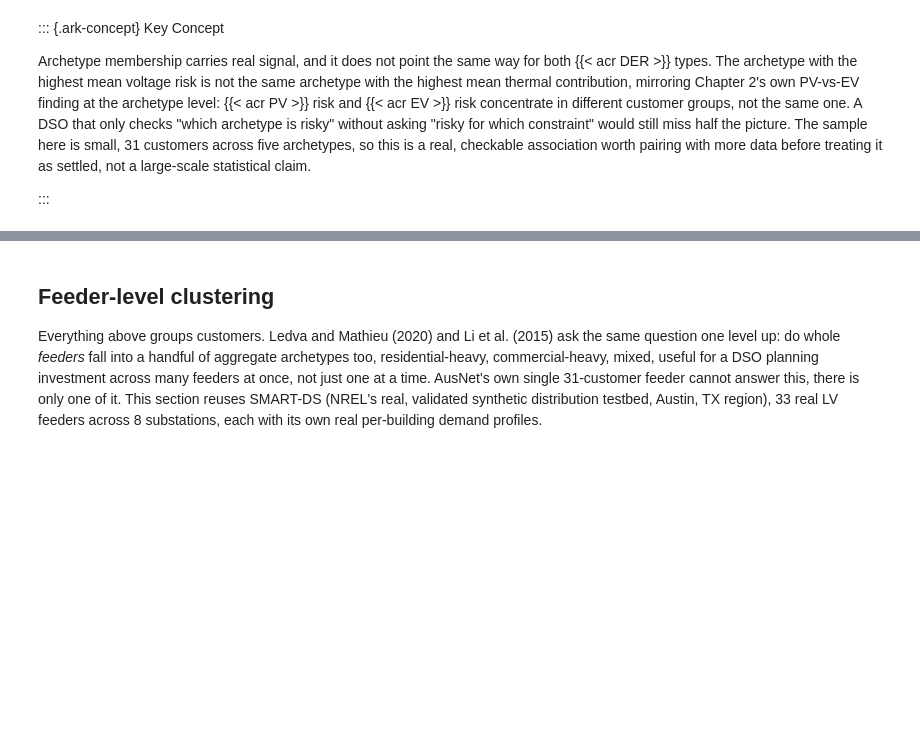
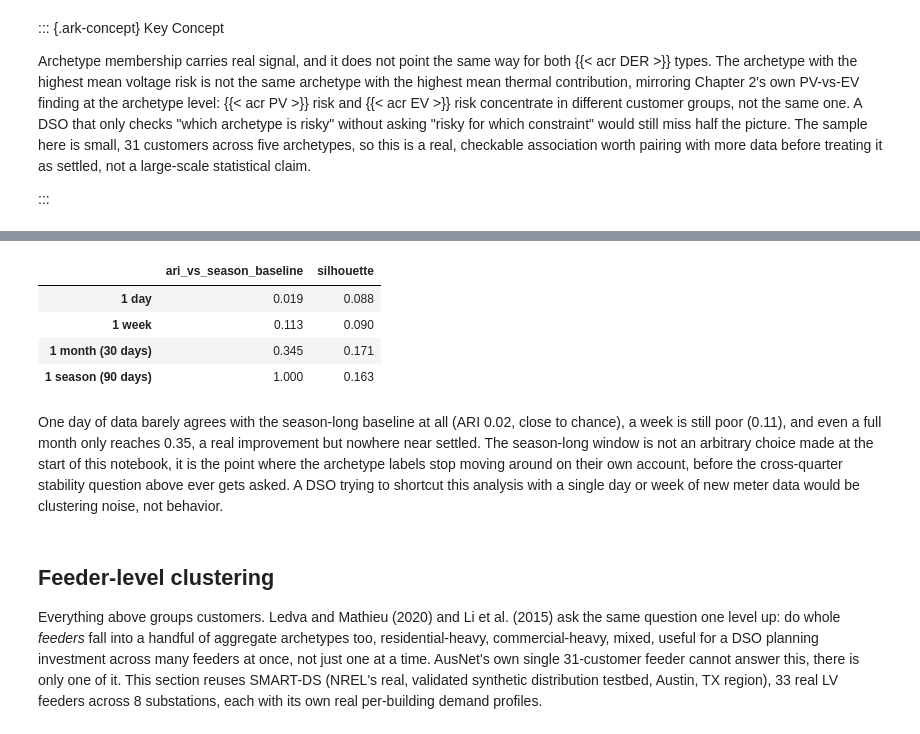
Before and after one commit to sambaiga/ml-energy-disaggregation, a Jupyter notebook: book/04-grid-edge/04-customer-feeder-clustering-code.ipynb, the cells around one changed output, grey strips where cells are left out. Saved outputs shown, nothing was run; the diff lists cells and outputs as text; code cells hidden in the pictures; blank space fills up the shorter version.

```diff
--- a/book/04-grid-edge/04-customer-feeder-clustering-code.ipynb
+++ b/book/04-grid-edge/04-customer-feeder-clustering-code.ipynb
@@ -486,3 +526,36 @@ not a large-scale statistical claim.
+# %%
+windows = {
+    "1 day": load_data[:, 0:1, :],
+    "1 week": load_data[:, 0:7, :],
+    "1 month (30 days)": load_data[:, 0:30, :],
+    "1 season (90 days)": season,
+}
+
+window_ari_vs_season = {}
+window_silhouette = {}
+for name, window in windows.items():
+    window_x = normalize_shape(window.mean(axis=1))
+    window_km = KMeans(n_clusters=N_CLUSTERS, n_init=20, random_state=0)
+    window_labels = window_km.fit_predict(window_x)
+    window_ari_vs_season[name] = adjusted_rand_score(labels, window_labels)
+    window_silhouette[name] = silhouette_score(window_x, window_labels)
+
+pd.DataFrame({"ari_vs_season_baseline": window_ari_vs_season, "silhouette": window_silhouette}).round(3)
+# %% [output]
+|  | ari_vs_season_baseline | silhouette |
+| 1 day | 0.019 | 0.088 |
+| 1 week | 0.113 | 0.090 |
+| 1 month (30 days) | 0.345 | 0.171 |
+| 1 season (90 days) | 1.000 | 0.163 |
+# %% [markdown]
+One day of data barely agrees with the season-long baseline at all
+(ARI 0.02, close to chance), a week is still poor (0.11), and even a full
+month only reaches 0.35, a real improvement but nowhere near settled. The
+season-long window is not an arbitrary choice made at the start of this
+notebook, it is the point where the archetype labels stop moving around
+on their own account, before the cross-quarter stability question above
+ever gets asked. A DSO trying to shortcut this analysis with a single
+day or week of new meter data would be clustering noise, not behavior.
 # %% [markdown]
 ## Feeder-level clustering
 
```
Also changed, not shown: parts of 4 cells of this notebook.
